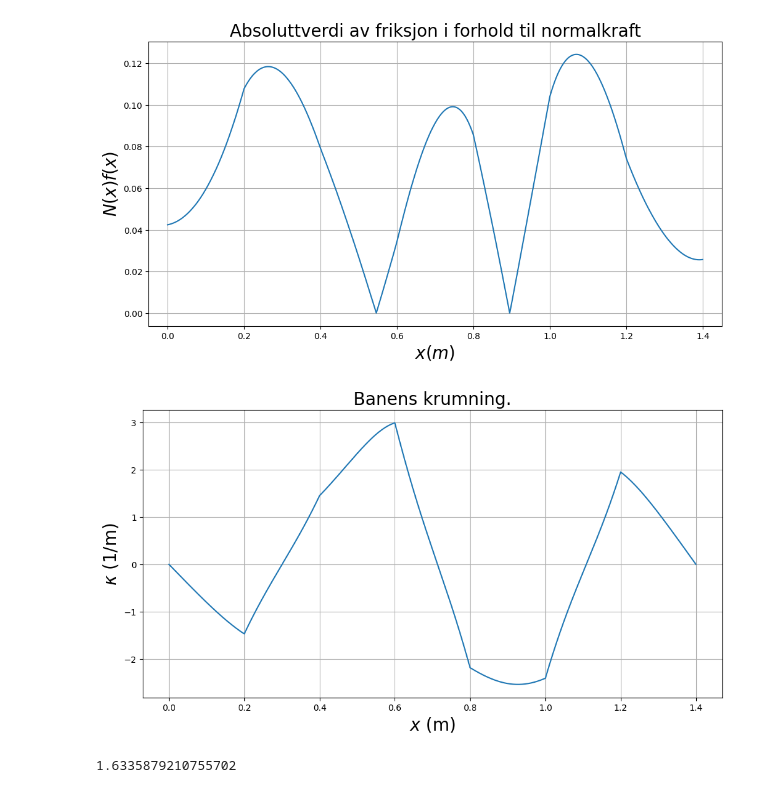
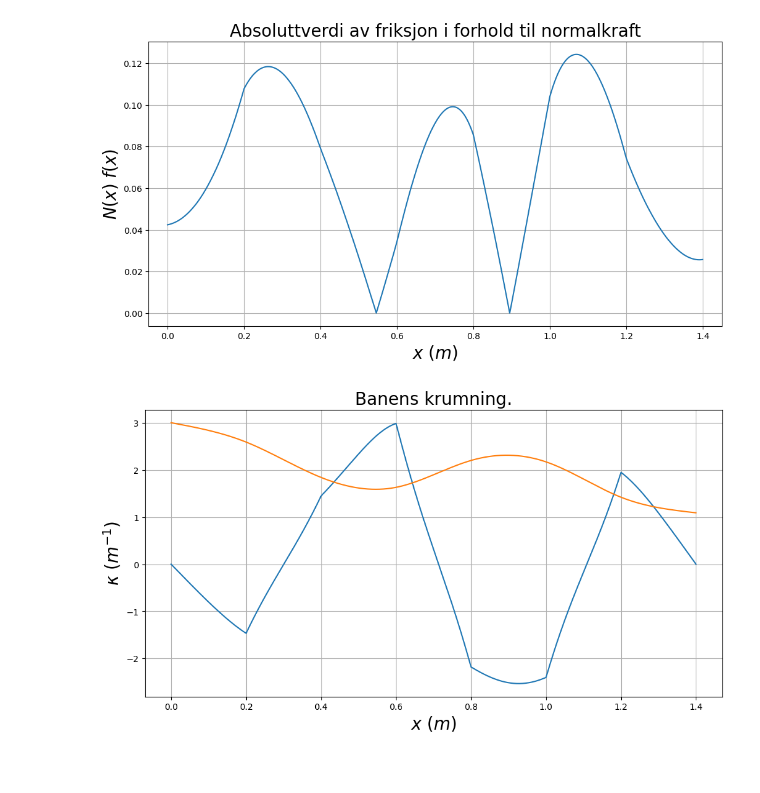
Before and after one commit to Lorangs/FysikkLab, a Jupyter notebook: baneform_V23.ipynb, the cells around one changed output. Saved outputs shown, nothing was run; the diff lists cells and outputs as text; code cells hidden in the pictures; blank space fills up the shorter version.

```diff
--- a/baneform_V23.ipynb
+++ b/baneform_V23.ipynb
@@ -102,9 +102,9 @@ h = 200
 xfast=np.asarray([0,1,2,3,4,5,6,7])*h/1000
 
 xmin = 0
-xmax = 1401
-dx = 1
-x = np.arange(xmin,xmax,dx)/1000
+xmax = 1401/1000
+dx = 1/1000
+x = np.arange(xmin,xmax,dx)
 
 yfast = np.array([300, 259, 184, 163, 220, 217, 142, 109])/1000
 
@@ -122,7 +122,7 @@ y27max = np.max(y27)
 K = d2y/(1+dy**2)**(1.5)
 R = 1/(np.abs(K)+1E-8)  #unngår R = uendelig
 Rmin = np.min(R)
-beta = np.arctan(dy / dx)
+beta = np.arctan(dy)
 betadeg = beta*180/np.pi
 startvinkel = betadeg[0]
 maksvinkel = np.max(np.abs(betadeg))
@@ -207,14 +221,15 @@ plt.show()
 # %%
 # Plotting av krumning
 KrumningsProfil = plt.figure('$\kappa$',figsize=(12,6))
 plt.plot(x, K, label = "$\kappa$")
+plt.plot(x, y*10, label = "$\kappa$")
 plt.title ("Banens krumning.", fontsize = 20)
 plt.xlabel ("$x$ $(m)$", fontsize = 20)
 plt.ylabel ("$\kappa$ $(m^{-1})$", fontsize = 20)
 plt.grid()
 plt.show ()
 # %% [output]
-[figure, old version]
+[figure, new version]
 # %%
 #beregning av sluttid
 
@@ -227,5 +242,3 @@ for i in t:
     total_t += i
 
 print (total_t)
-# %% [output]
-1.6335879210755702
```
Also changed, not shown: parts of 1 cell of this notebook.
